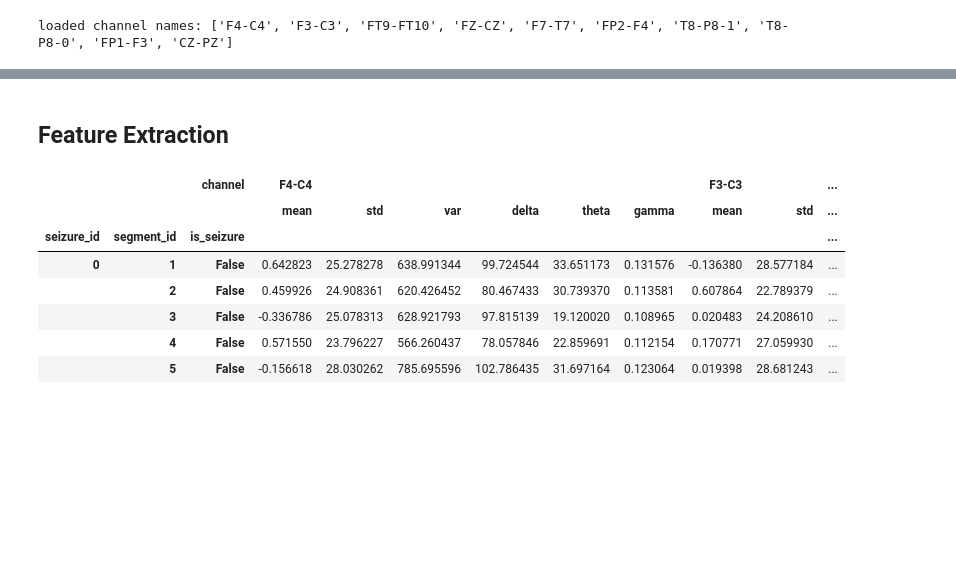
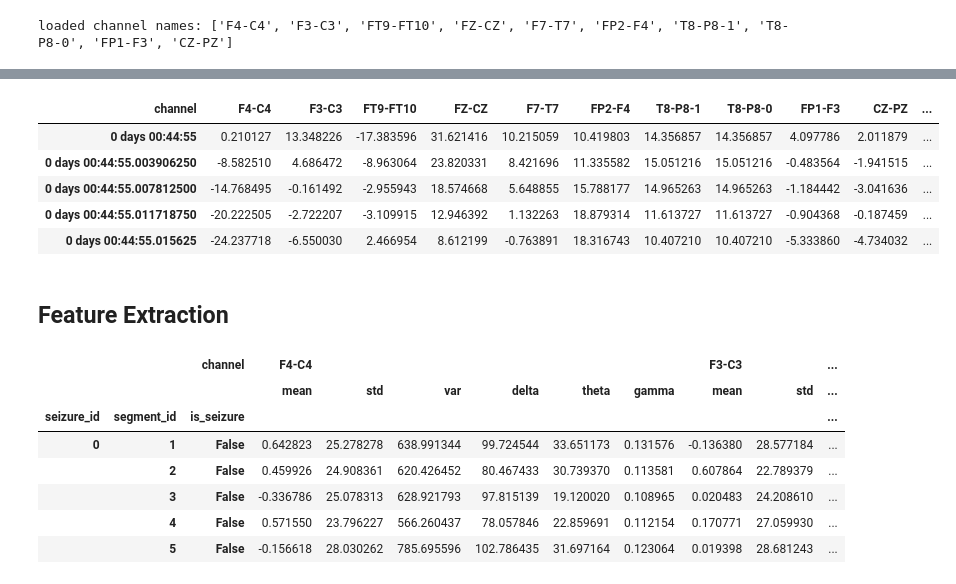
Before and after one commit to anacbroggini/AI-SeizureDetection, a Jupyter notebook: feature_extraction.ipynb, the cells around one changed output, grey strips where cells are left out. Drawn from its saved outputs; the diff is of its cells as text; code cells hidden in the pictures; blank space fills up the shorter version.

```diff
--- a/feature_extraction.ipynb
+++ b/feature_extraction.ipynb
@@ -16,4 +16,13 @@ df_pp.shape
 (5826809, 15)
+# %%
+df_pp.head()
+# %% [output]
+| channel | F4-C4 | F3-C3 | FT9-FT10 | FZ-CZ | F7-T7 | FP2-F4 | T8-P8-1 | T8-P8-0 | FP1-F3 | CZ-PZ | ... |
+| 0 days 00:44:55 | 0.210127 | 13.348226 | -17.383596 | 31.621416 | 10.215059 | 10.419803 | 14.356857 | 14.356857 | 4.097786 | 2.011879 | ... |
+| 0 days 00:44:55.003906250 | -8.582510 | 4.686472 | -8.963064 | 23.820331 | 8.421696 | 11.335582 | 15.051216 | 15.051216 | -0.483564 | -1.941515 | ... |
+| 0 days 00:44:55.007812500 | -14.768495 | -0.161492 | -2.955943 | 18.574668 | 5.648855 | 15.788177 | 14.965263 | 14.965263 | -1.184442 | -3.041636 | ... |
+| 0 days 00:44:55.011718750 | -20.222505 | -2.722207 | -3.109915 | 12.946392 | 1.132263 | 18.879314 | 11.613727 | 11.613727 | -0.904368 | -0.187459 | ... |
+| 0 days 00:44:55.015625 | -24.237718 | -6.550030 | 2.466954 | 8.612199 | -0.763891 | 18.316743 | 10.407210 | 10.407210 | -5.333860 | -4.734032 | ... |
 # %% [markdown]
 ## Feature Extraction
 # %%
```
Also changed, not shown: parts of 3 cells of this notebook, 2 other files.
